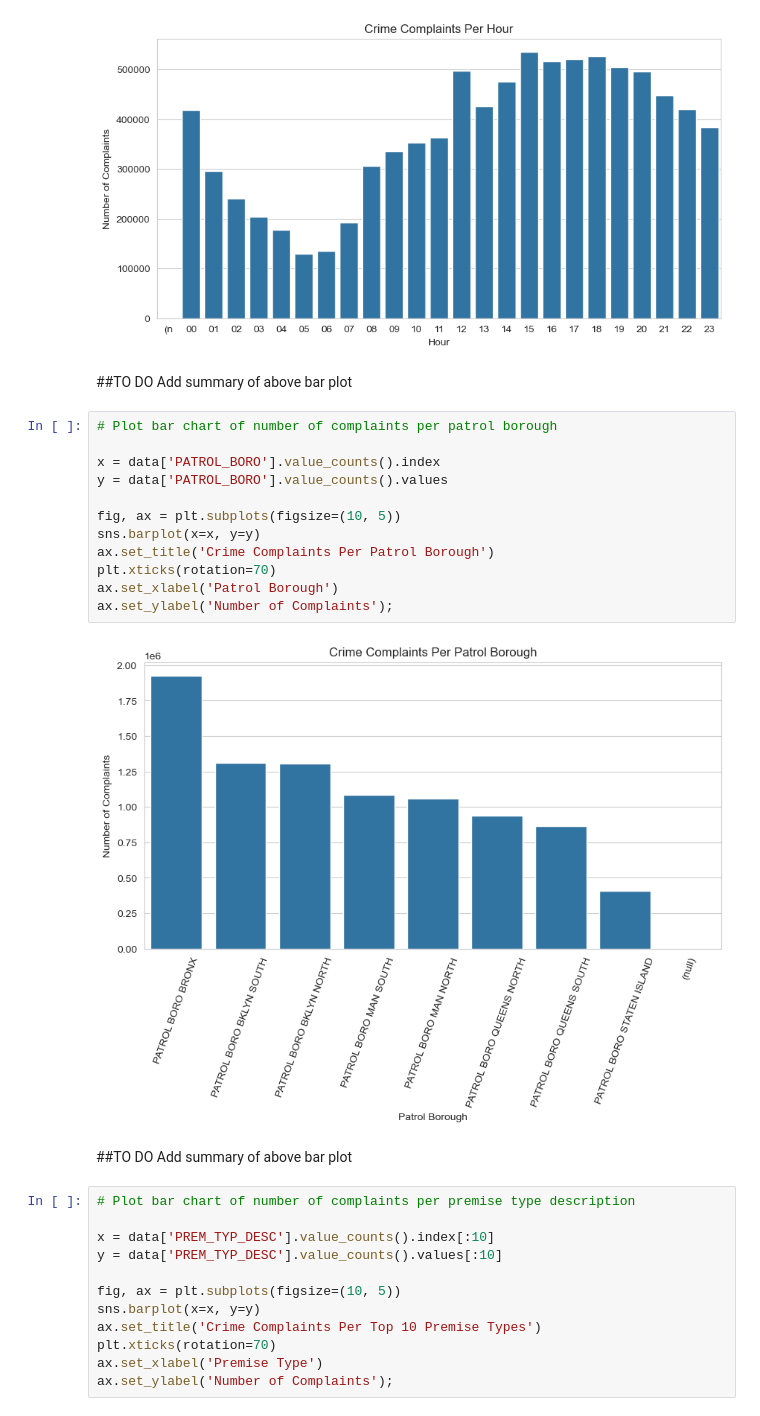
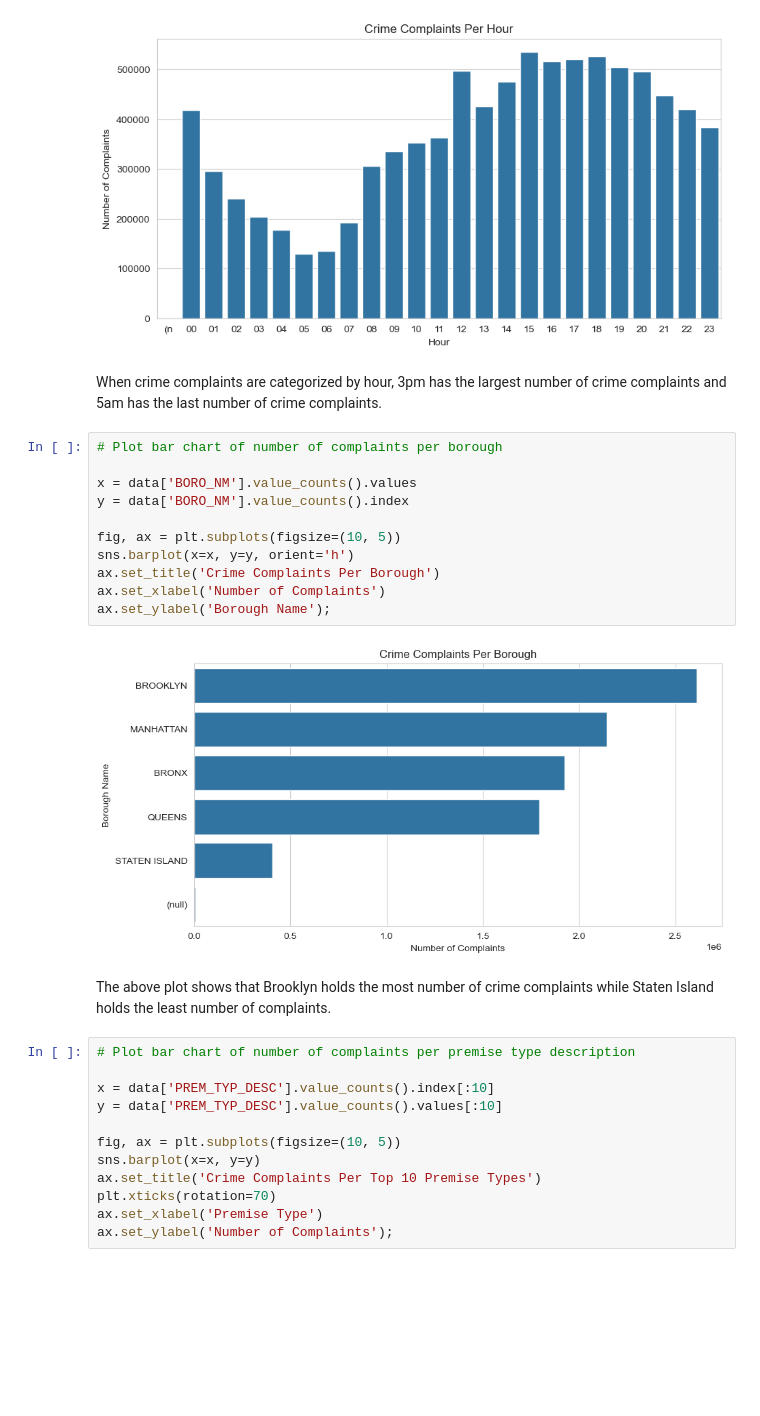
Before and after one commit to scarlettvalentin/nypd_crime, a Jupyter notebook: notebook.ipynb, the cells around one changed output. Cells and saved outputs as stored; diff of their text form; blank space fills up the shorter version.

Commit message:
finish edits on data prep/eda

```diff
--- a/notebook.ipynb
+++ b/notebook.ipynb
@@ -432,25 +433,22 @@ ax.set_ylabel('Number of Complaints');
 # %% [output]
 [figure]
 # %% [markdown]
-##TO DO
-Add summary of above bar plot
+When crime complaints are categorized by hour, 3pm has the largest number of crime complaints and 5am has the last number of crime complaints.
 # %%
-# Plot bar chart of number of complaints per patrol borough
+# Plot bar chart of number of complaints per borough
 
-x = data['PATROL_BORO'].value_counts().index
-y = data['PATROL_BORO'].value_counts().values
+x = data['BORO_NM'].value_counts().values
+y = data['BORO_NM'].value_counts().index
 
 fig, ax = plt.subplots(figsize=(10, 5))
-sns.barplot(x=x, y=y)
-ax.set_title('Crime Complaints Per Patrol Borough')
-plt.xticks(rotation=70)
-ax.set_xlabel('Patrol Borough')
-ax.set_ylabel('Number of Complaints');
+sns.barplot(x=x, y=y, orient='h')
+ax.set_title('Crime Complaints Per Borough')
+ax.set_xlabel('Number of Complaints')
+ax.set_ylabel('Borough Name');
 # %% [output]
-[figure, old version]
+[figure, new version]
 # %% [markdown]
-##TO DO
-Add summary of above bar plot
+The above plot shows that Brooklyn holds the most number of crime complaints while Staten Island holds the least number of complaints.
 # %%
 # Plot bar chart of number of complaints per premise type description
 
```
Also changed, not shown: parts of 11 cells of this notebook.
